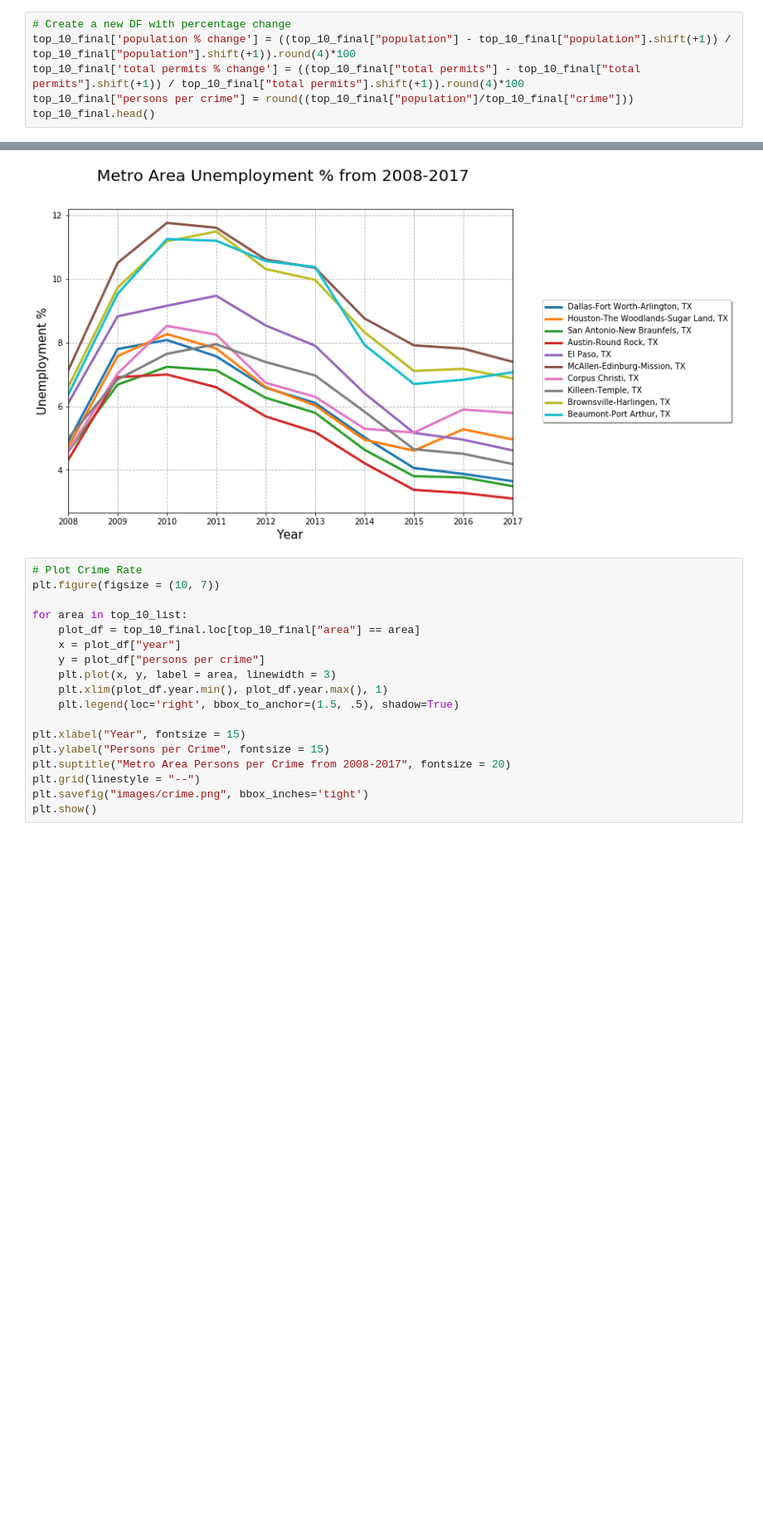
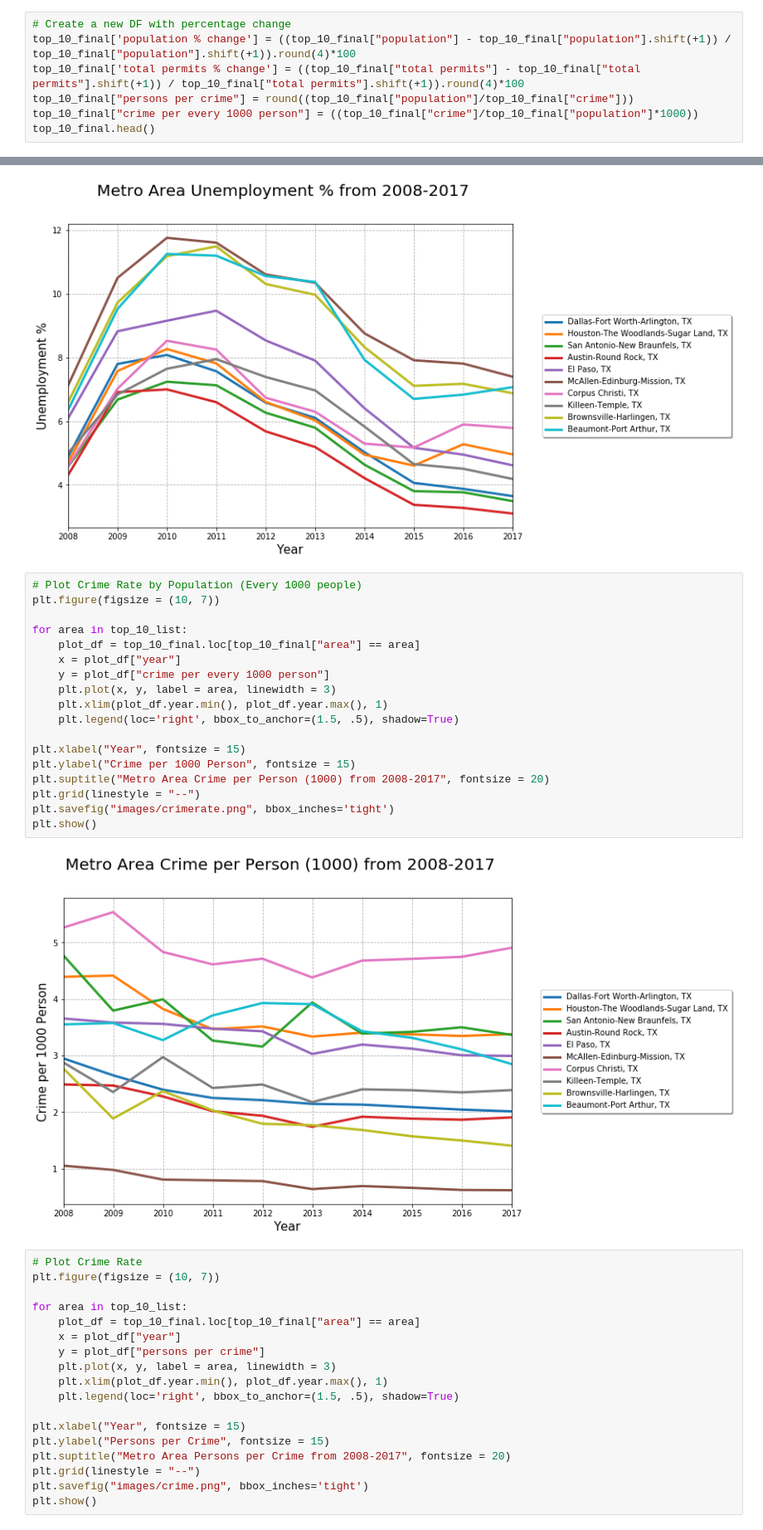
Before and after one commit to rfrescas/2007-2017-Texas-MSAs-Analysis, a Jupyter notebook: city-analysis/texas_msa_data_final.ipynb, the cells around one changed output, grey strips where cells are left out. Shown: that part at 83% size. Saved outputs shown, nothing was run; the diff lists cells and outputs as text; blank space fills up the shorter version.

Commit message:
added Abdullah's crime per 1000 people

```diff
--- a/city-analysis/texas_msa_data_final.ipynb
+++ b/city-analysis/texas_msa_data_final.ipynb
@@ -118,6 +118,7 @@ top_10_final.head()
 top_10_final['population % change'] = ((top_10_final["population"] - top_10_final["population"].shift(+1)) / top_10_final["population"].shift(+1)).round(4)*100
 top_10_final['total permits % change'] = ((top_10_final["total permits"] - top_10_final["total permits"].shift(+1)) / top_10_final["total permits"].shift(+1)).round(4)*100
 top_10_final["persons per crime"] = round((top_10_final["population"]/top_10_final["crime"]))
+top_10_final["crime per every 1000 person"] = ((top_10_final["crime"]/top_10_final["population"]*1000))
 top_10_final.head()
 # %% [output]
 |  | area | year | population | total permits | unemployment rate | crime | population % change | ... |
@@ -197,6 +198,26 @@ plt.savefig("images/unemployment.png", bbox_inches='tight')
 plt.show()
 # %% [output]
 [figure]
+# %%
+# Plot Crime Rate by Population (Every 1000 people)
+plt.figure(figsize = (10, 7))
+
+for area in top_10_list:
+    plot_df = top_10_final.loc[top_10_final["area"] == area]
+    x = plot_df["year"]
+    y = plot_df["crime per every 1000 person"]
+    plt.plot(x, y, label = area, linewidth = 3)
+    plt.xlim(plot_df.year.min(), plot_df.year.max(), 1)
+    plt.legend(loc='right', bbox_to_anchor=(1.5, .5), shadow=True)
+
+plt.xlabel("Year", fontsize = 15)
+plt.ylabel("Crime per 1000 Person", fontsize = 15)
+plt.suptitle("Metro Area Crime per Person (1000) from 2008-2017", fontsize = 20)
+plt.grid(linestyle = "--")
+plt.savefig("images/crimerate.png", bbox_inches='tight')
+plt.show()
+# %% [output]
+[figure, added]
 # %%
 # Plot Crime Rate
 plt.figure(figsize = (10, 7))
```
